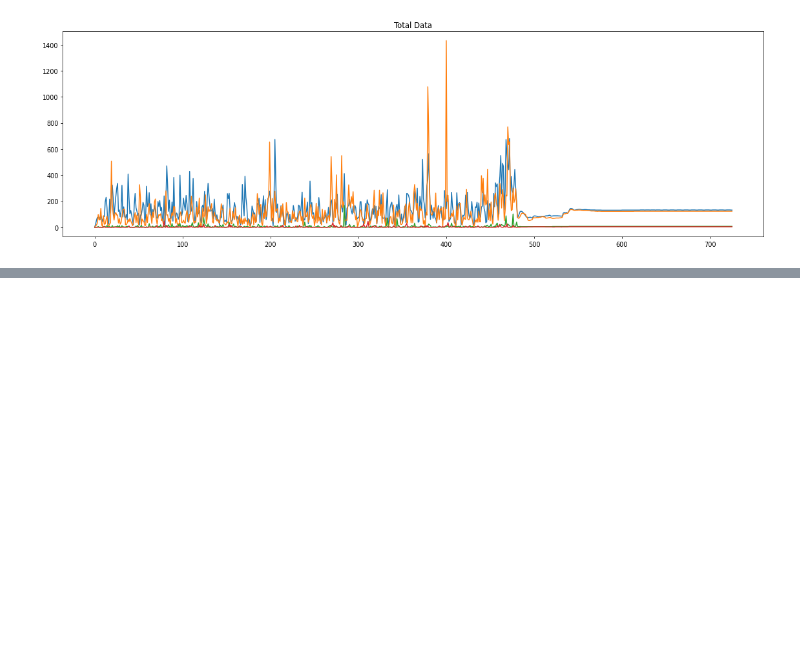
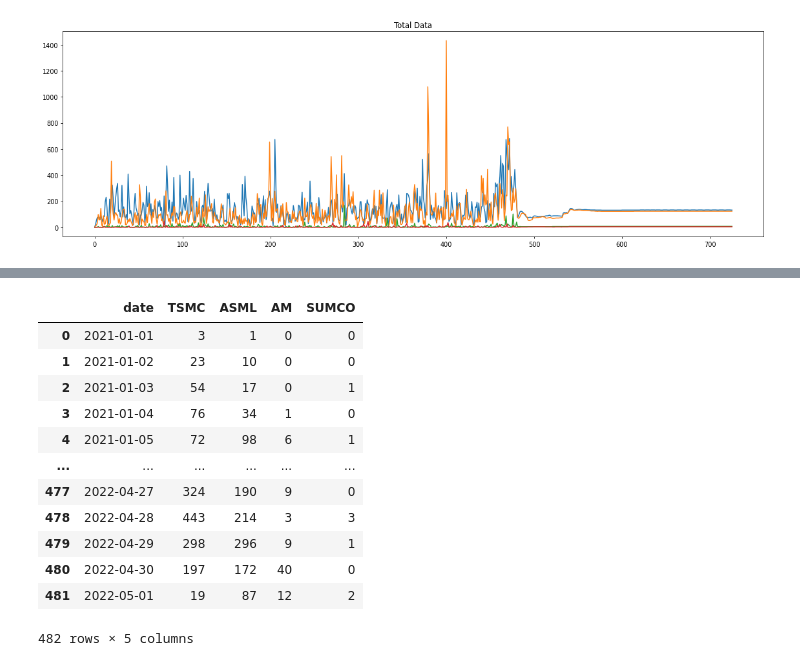
Before and after one commit to ENSREG/NYCU_CLOUD_NATIVE_FINAL, a Jupyter notebook: images/crawler/main_model.ipynb, the cells around one changed output, grey strips where cells are left out. Cells and saved outputs as stored; diff of their text form; code cells hidden in the pictures; blank space fills up the shorter version.

```diff
--- a/images/crawler/main_model.ipynb
+++ b/images/crawler/main_model.ipynb
@@ -167,0 +259,16 @@ total_origin.to_csv('./data/total.csv', index = False)
+# %%
+total
+# %% [output]
+|  | date | TSMC | ASML | AM | SUMCO |
+| 0 | 2021-01-01 | 3 | 1 | 0 | 0 |
+| 1 | 2021-01-02 | 23 | 10 | 0 | 0 |
+| 2 | 2021-01-03 | 54 | 17 | 0 | 1 |
+| 3 | 2021-01-04 | 76 | 34 | 1 | 0 |
+| 4 | 2021-01-05 | 72 | 98 | 6 | 1 |
+| ... | ... | ... | ... | ... | ... |
+| 477 | 2022-04-27 | 324 | 190 | 9 | 0 |
+| 478 | 2022-04-28 | 443 | 214 | 3 | 3 |
+| 479 | 2022-04-29 | 298 | 296 | 9 | 1 |
+| 480 | 2022-04-30 | 197 | 172 | 40 | 0 |
+| 481 | 2022-05-01 | 19 | 87 | 12 | 2 |
+482 rows × 5 columns
```
Also changed, not shown: parts of 5 cells of this notebook, 9 other files.
